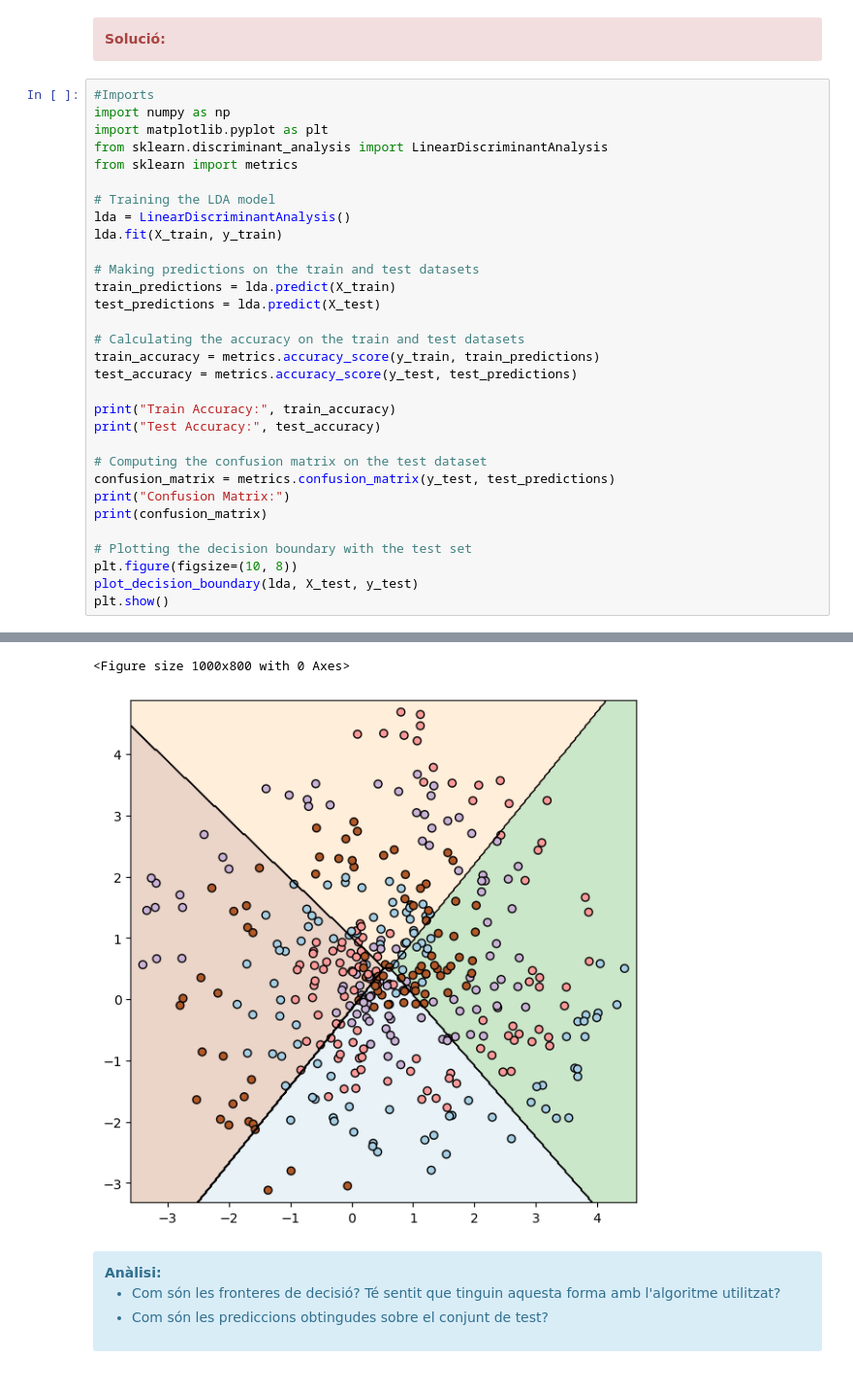
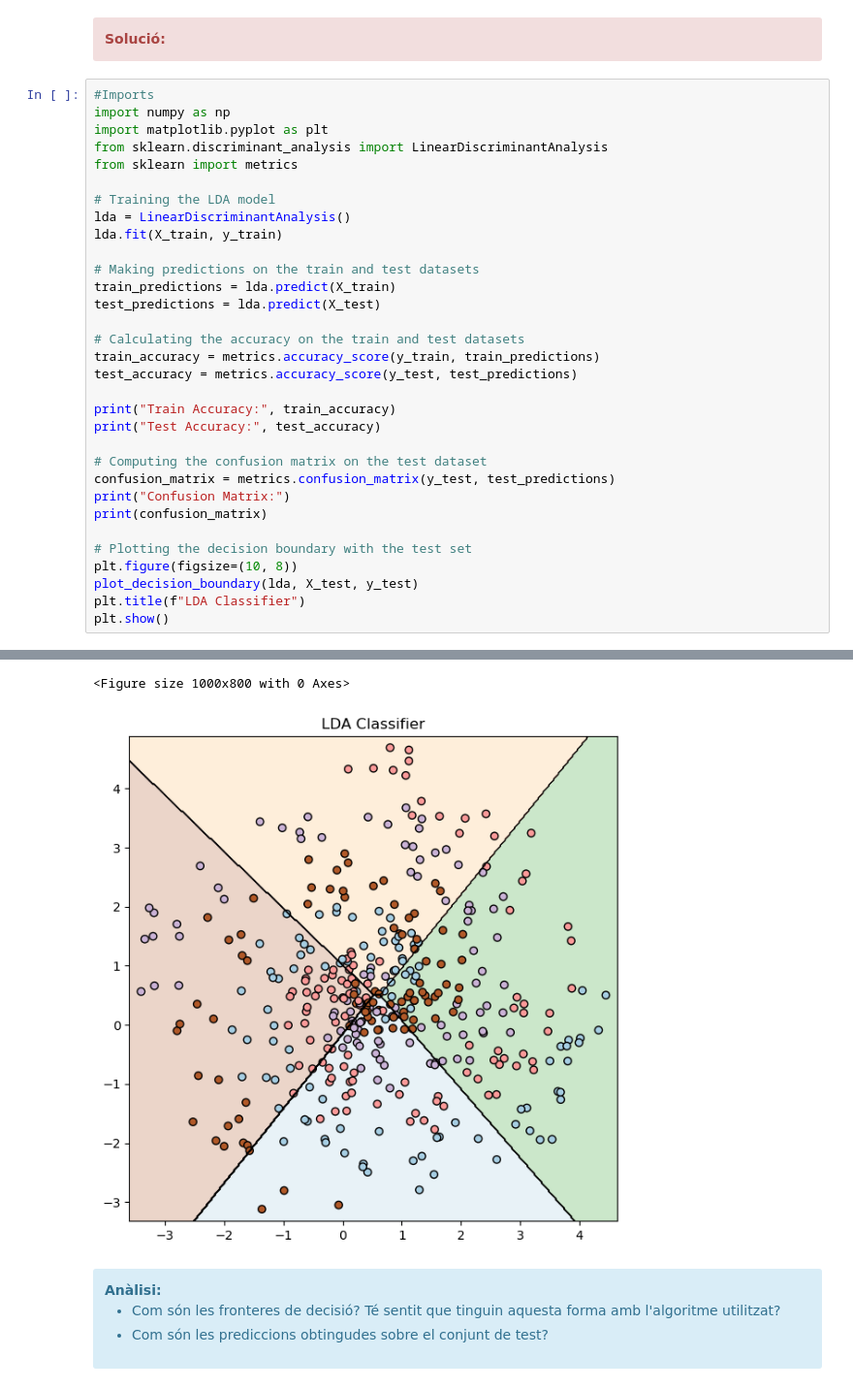
Before and after one commit to xaviermaltas/advancedDataMiningModels, a Jupyter notebook: PAC3/20222_M2.955_PAC3_Enunciat.ipynb, the cells around one changed output, grey strips where cells are left out. Shown at 97% size. Cells and saved outputs as stored; diff of their text form.

```diff
--- a/PAC3/20222_M2.955_PAC3_Enunciat.ipynb
+++ b/PAC3/20222_M2.955_PAC3_Enunciat.ipynb
@@ -249,34 +249,35 @@ lda.fit(X_train, y_train)
 
 # Making predictions on the train and test datasets
 train_predictions = lda.predict(X_train)
 test_predictions = lda.predict(X_test)
 
 # Calculating the accuracy on the train and test datasets
 train_accuracy = metrics.accuracy_score(y_train, train_predictions)
 test_accuracy = metrics.accuracy_score(y_test, test_predictions)
 
 print("Train Accuracy:", train_accuracy)
 print("Test Accuracy:", test_accuracy)
 
 # Computing the confusion matrix on the test dataset
 confusion_matrix = metrics.confusion_matrix(y_test, test_predictions)
 print("Confusion Matrix:")
 print(confusion_matrix)
 
 # Plotting the decision boundary with the test set
 plt.figure(figsize=(10, 8))
 plot_decision_boundary(lda, X_test, y_test)
+plt.title(f"LDA Classifier")
 plt.show()
 # %% [output]
 Train Accuracy: 0.255
 Test Accuracy: 0.2475
 Confusion Matrix:
 [[24 29 24 25]
  [27 27 21 35]
  [27 28 24 20]
  [17 25 23 24]]
 <Figure size 1000x800 with 0 Axes>
-[figure, old version]
+[figure, new version]
 # %% [markdown]
 <div class="alert alert-block alert-info">
 <strong>Anàlisi:</strong>
```
Also changed, not shown: parts of 15 cells of this notebook.
